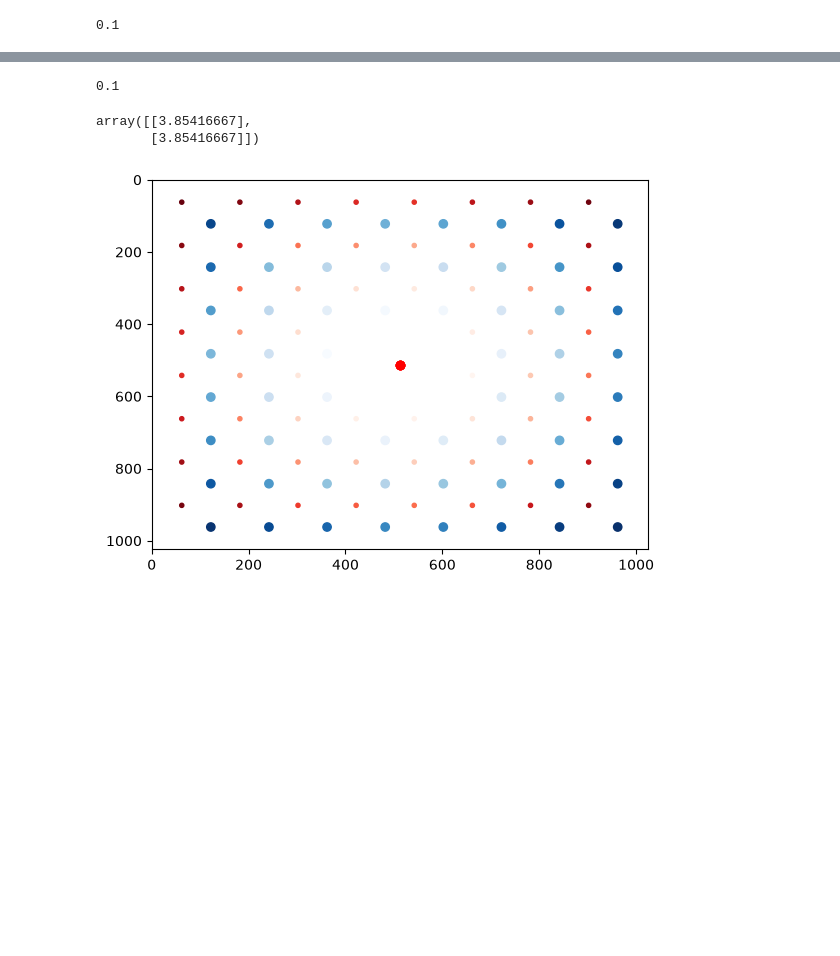
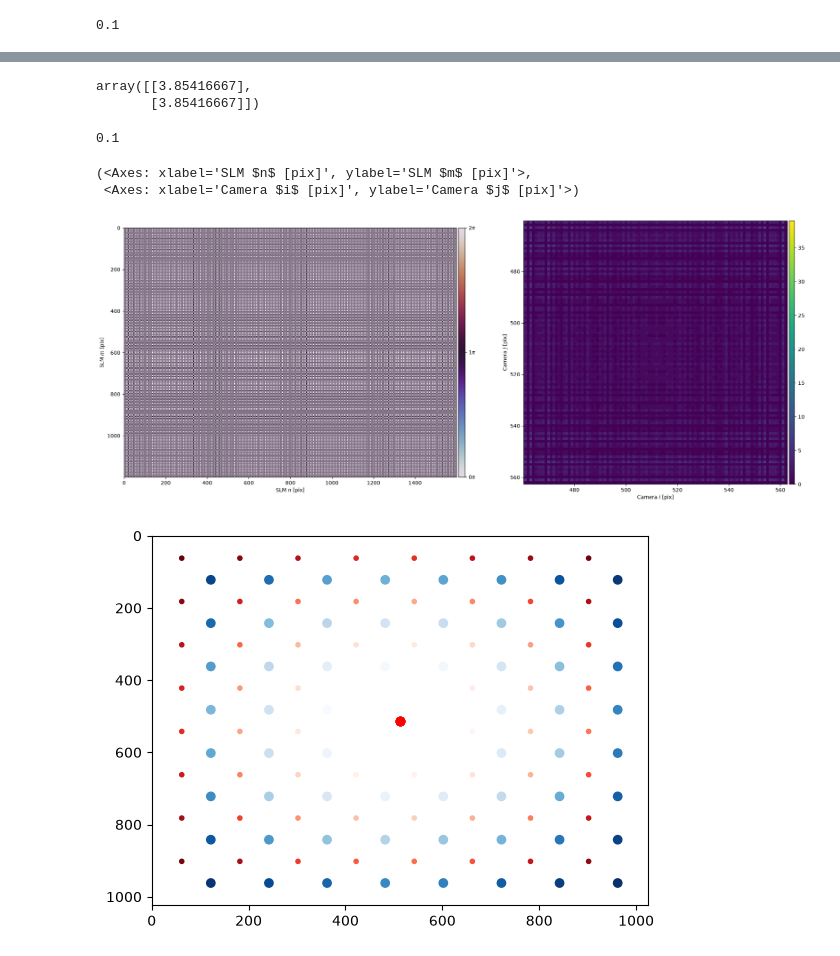
Before and after one commit to xcooke/slm, a Jupyter notebook: simulating_zernike_correction.ipynb, the cells around one changed output, grey strips where cells are left out. Drawn from its saved outputs; the diff is of its cells as text; code cells hidden in the pictures; blank space fills up the shorter version.

```diff
--- a/simulating_zernike_correction.ipynb
+++ b/simulating_zernike_correction.ipynb
@@ -82,7 +84,3 @@ fs.plot(phase=phase, cam_limits=0.6)
-# %%
-cam.set_exposure(1e-1)
-# %% [output]
-0.1
 # %%
 fs.get_farfield_spot_size(basis='ij')
 # %% [output]
@@ -92,6 +90,53 @@ array([[3.85416667],
 if "phase" in slm.source: del slm.source["phase"]
 if "wavefront_superpixel" in fs.calibrations: del fs.calibrations["wavefront_superpixel"]
 if "wavefront_zernike" in fs.calibrations: del fs.calibrations["wavefront_zernike"]
+# %%
+def phase_array(slm, n, center, span):
+    """
+    Generate an NxN array of spots using blazed gratings.
+
+    center: (kx, ky) center of the array
+    span:   +/- range around center in (kx, ky)
+    """
+
+    x0, y0 = center
+    dx, dy = span
+
+    xs = np.linspace(x0 - dx, x0 + dx, n)
+    ys = np.linspace(y0 - dy, y0 + dy, n)
+
+    # Complex-field superposition of the desired blazes
+    field = np.zeros(slm.shape, dtype=complex)
+
+    for ky in ys:
+        for kx in xs:
+            phase = toolbox.phase.blaze(
+                grid=slm,
+                vector=(kx, ky)
+            )
+            field += np.exp(1j * phase)
+
+    # Convert complex field to a phase-only hologram
+    return np.angle(field) % (2 * np.pi)
+# %%
+# Example
+n = 3
+phase = phase_array(
+    slm,
+    n=n,
+    center=(0.00, 0.00),
+    span=(0.02, 0.02)
+)
+# %%
+cam.set_exposure(1e-1)
+# %% [output]
+0.1
+# %%
+fs.plot(phase, cam_limits=0.1)
+# %% [output]
+(<Axes: xlabel='SLM $n$ [pix]', ylabel='SLM $m$ [pix]'>,
+ <Axes: xlabel='Camera $i$ [pix]', ylabel='Camera $j$ [pix]'>)
+[figure, added]
 # %%
 points_ij = fs.wavefront_calibration_points(pitch=128, plot=True)
 # %% [output]
```
Also changed, not shown: parts of 3 cells of this notebook.
